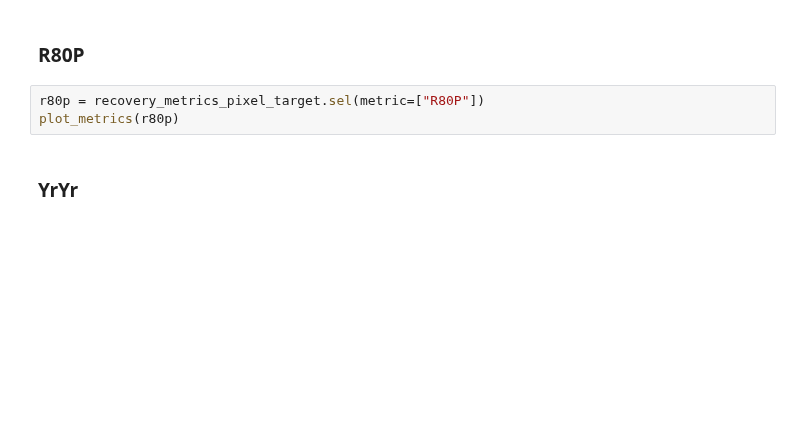
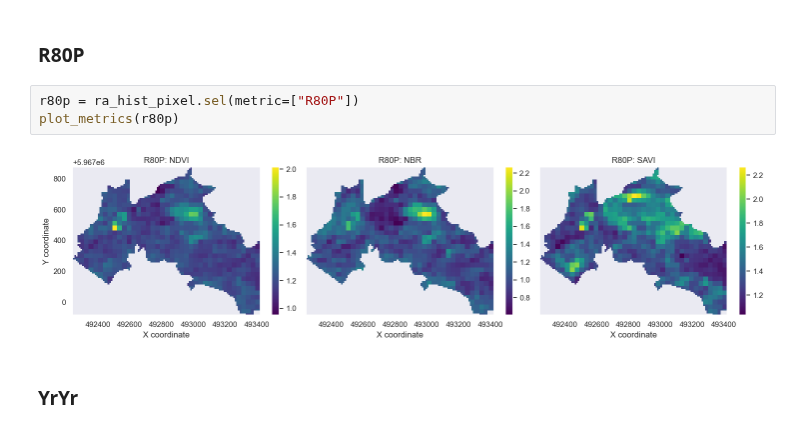
Before and after one commit to PEOPLE-ER/spectral-recovery, a Jupyter notebook: docs/overview_API.ipynb, the cells around one changed output. Drawn from its saved outputs; the diff is of its cells as text; blank space fills up the shorter version.

```diff
--- a/docs/overview_API.ipynb
+++ b/docs/overview_API.ipynb
@@ -152,8 +173,10 @@ plot_metrics(y2r)
 # %% [markdown]
 ### R80P
 # %%
-r80p = recovery_metrics_pixel_target.sel(metric=["R80P"])
+r80p = ra_hist_pixel.sel(metric=["R80P"])
 plot_metrics(r80p)
+# %% [output]
+[figure, added]
 # %% [markdown]
 ### YrYr
 # %%
```
Also changed, not shown: parts of 17 cells of this notebook.
